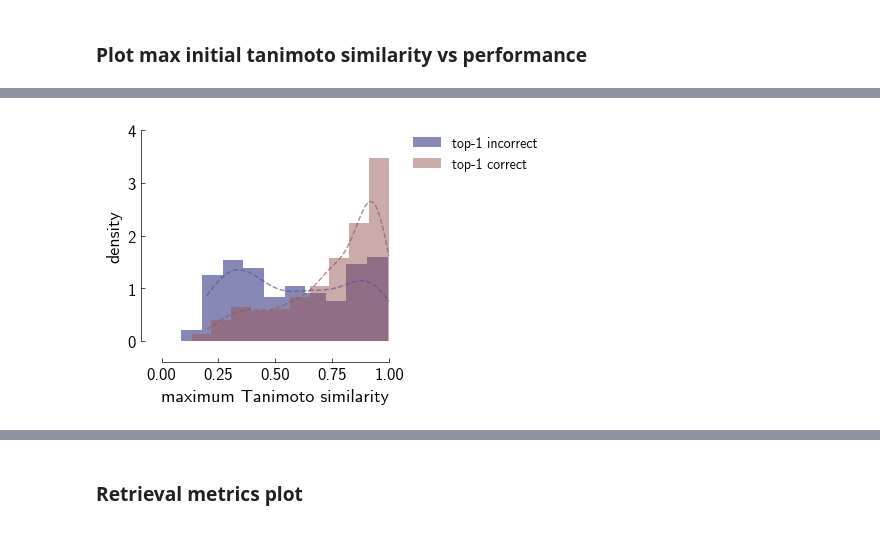
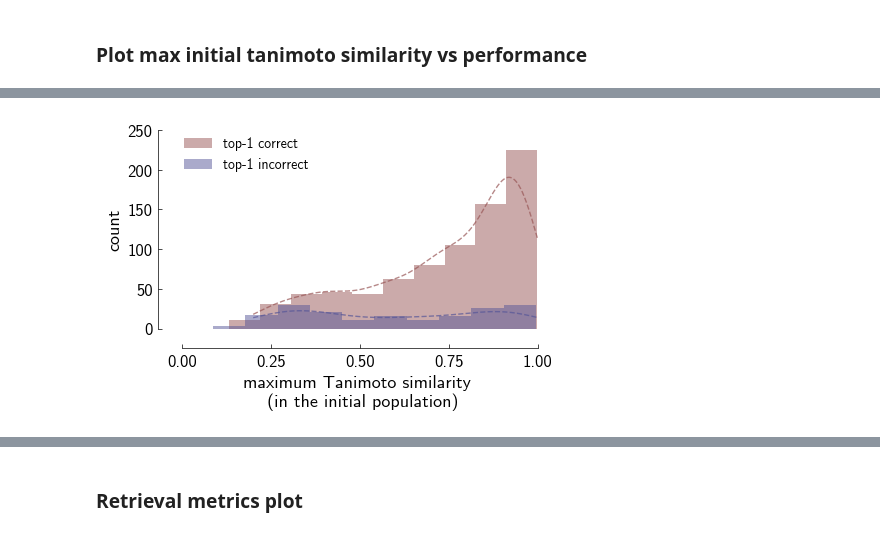
Before and after one commit to lamalab-org/secs, a Jupyter notebook: experiments/structure_elucidation/aggregate.ipynb, the cells around one changed output, grey strips where cells are left out. Saved outputs shown, nothing was run; the diff lists cells and outputs as text; code cells hidden in the pictures.

```diff
--- a/experiments/structure_elucidation/aggregate.ipynb
+++ b/experiments/structure_elucidation/aggregate.ipynb
@@ -480,49 +543,65 @@ Processing idx: 997, original smiles: CC(=O)NC(C)Cc1ccc(C#Cc2ccnc(S(C)=O)n2)cc1
 Processing idx: 998, original smiles: CCOCOc1ncccc1Br
 Processing idx: 999, original smiles: CC(C)(C)OC(=O)N1CCC(c2cn(-c3ccc(N)cc3)c3ccccc23)CC1
 # %%
+from lama_aesthetics.plotutils import range_frame
+
+plt.style.use("lamalab.mpl")  # Use the custom style for plotting
 FONT_FILE = "CMU Sans Serif.ttf"
 
 font_path = Path(FONT_FILE)
 
 fm.fontManager.addfont(font_path)
 plt.rcParams["font.family"] = "CMU Sans Serif"
 
 plt.figure(figsize=(5, 5 / 1.618), dpi=100)
 df = df[df.max_tanimoto != 1.0]
 plt.hist(
-    df[df["top1"] == 0]["max_tanimoto"],
-    bins=10,
-    alpha=0.7,
-    label="top-1 incorrect",
-    color="#565698b3",
-    density=True,
-)
-
-plt.hist(
     df[df["top1"] == 1]["max_tanimoto"],
     bins=10,
     alpha=0.5,
     label="top-1 correct",
     color="#985656b3",
-    density=True,
+    # keep only contour,
+    # histtype="step",
+    # density=True,
 )
+plt.hist(
+    df[df["top1"] == 0]["max_tanimoto"],
+    bins=10,
+    alpha=0.5,
+    label="top-1 incorrect",
+    color="#565698b3",
+    # density=True,
+)
+binwidth = (df["max_tanimoto"].max() - df["max_tanimoto"].min()) / 10
+# Data for histograms
+correct_data = df[df["top1"] == 1]["max_tanimoto"]
+incorrect_data = df[df["top1"] == 0]["max_tanimoto"]
+
 # add kde
-kde_incorrect = gaussian_kde(df[df["top1"] == 0]["max_tanimoto"])
-kde_correct = gaussian_kde(df[df["top1"] == 1]["max_tanimoto"])
-x = np.linspace(0.2, 1.0, 100)
-plt.plot(x, kde_incorrect(x), color="#565698b3", linestyle="--")
-plt.plot(x, kde_correct(x), color="#985656b3", linestyle="--")
-plt.xlabel("maximum Tanimoto similarity")
-plt.ylabel("density")
+scale_correct = len(correct_data) * binwidth
+scale_incorrect = len(incorrect_data) * binwidth
+
+# Add scaled KDEs
+kde_incorrect = gaussian_kde(incorrect_data)
+kde_correct = gaussian_kde(correct_data)
+x = np.linspace(0.2, 1.0, 1000)
+
+# --- KEY CHANGE: Multiply KDE output by the scaling factor ---
+plt.plot(x, kde_incorrect(x) * scale_incorrect, color="#565698b3", linestyle="--")
+plt.plot(x, kde_correct(x) * scale_correct, color="#985656b3", linestyle="--")
+
+plt.xlabel("maximum Tanimoto similarity \n (in the initial population)")
+plt.ylabel("count")
 
 plt.xlim(0.2, 1.0)
-plt.ylim(0, 3.0)
+# plt.ylim(0, 3.0)
 
-plt.legend(bbox_to_anchor=(1.02, 1), loc="upper left", fontsize=10)
+plt.legend(bbox_to_anchor=(0, 1), loc="upper left", fontsize=10)
 plt.tight_layout(rect=[0, 0, 0.95, 1])
 plt.xticks(np.arange(0, 1.25, 0.25))
-plt.yticks(np.arange(0, 4.1, 1))
-range_frame(x=np.array([0, 1.0]), y=np.array([0, 4]), ax=plt.gca(), pad=0.03)
+# plt.yticks(np.arange(0, 4.1, 1))
+range_frame(x=np.array([0, 1.0]), y=np.array([0, 250]), ax=plt.gca(), pad=0.03)
 plt.savefig("figures/tanimoto_histogram.pdf", bbox_inches="tight", dpi=300)
 # %% [output]
-[figure, old version]
+[figure, new version]
```
Also changed, not shown: parts of 22 cells of this notebook, 9 other files.
